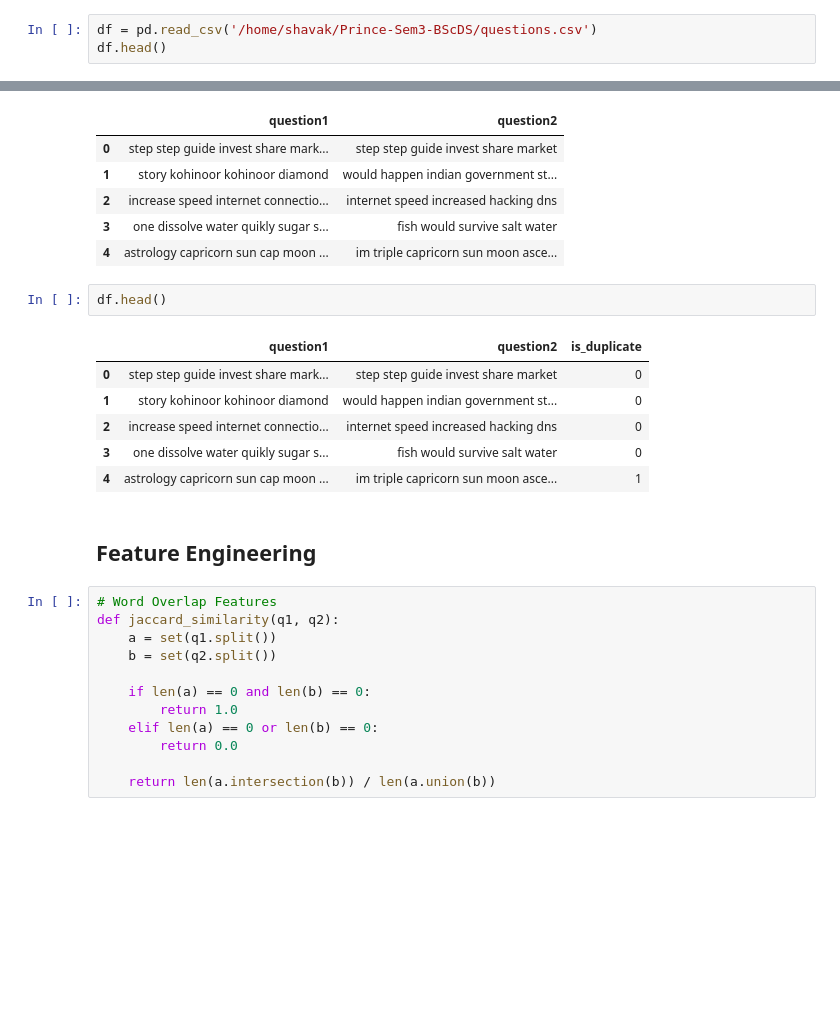
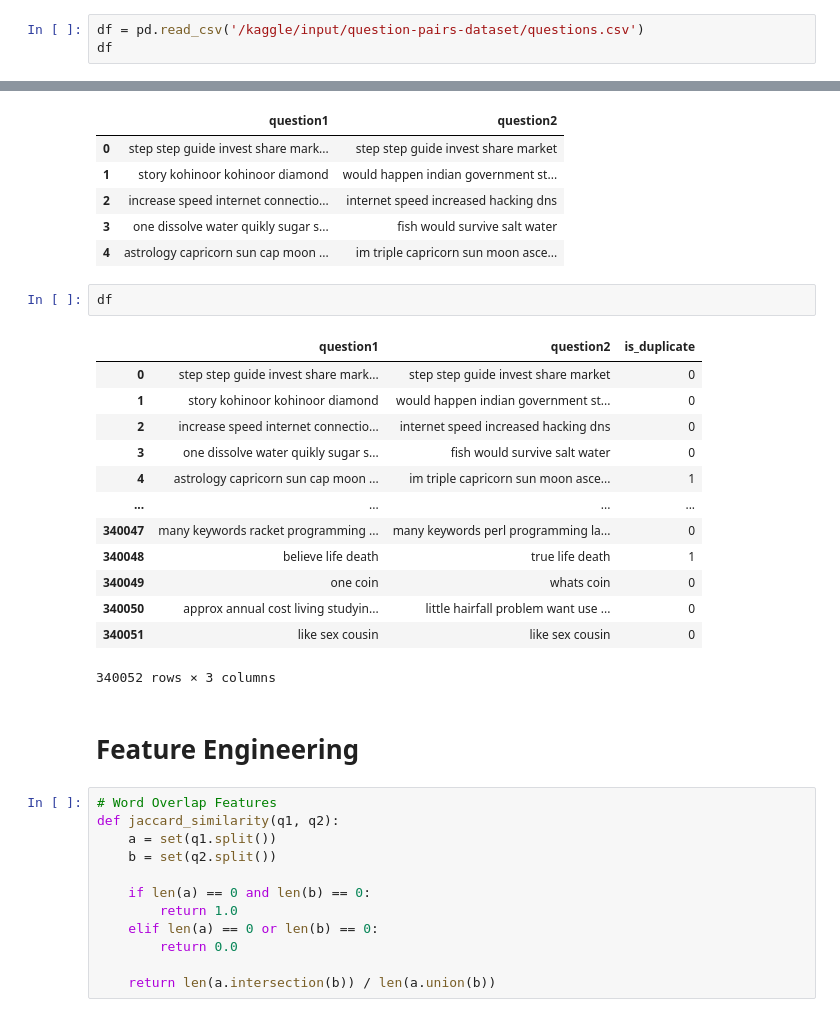
Before and after one commit to PrinceKhunt16/QuoraQP-ML-DL-NLP-Streamlit-TfIdf-Word2Vec, a Jupyter notebook: notebooks/qqp-dl-v2.ipynb, the cells around one changed output, grey strips where cells are left out. Cells and saved outputs as stored; diff of their text form; blank space fills up the shorter version.

```diff
--- a/notebooks/qqp-dl-v2.ipynb
+++ b/notebooks/qqp-dl-v2.ipynb
@@ -24,8 +24,8 @@ from tensorflow.keras.models import Sequential
 from tensorflow.keras.layers import LSTM, Dense, Embedding, Dropout, Bidirectional, SpatialDropout1D
 from tensorflow.keras.preprocessing.sequence import pad_sequences
 # %%
-df = pd.read_csv('/home/shavak/Prince-Sem3-BScDS/questions.csv')
-df.head()
+df = pd.read_csv('/kaggle/input/question-pairs-dataset/questions.csv')
+df
 # %% [output]
 |  | id | qid1 | qid2 | question1 | question2 | is_duplicate |
 | 0 | 0 | 1 | 2 | What is the step by step guide to... | What is the step by step guide to... | 0 |
@@ -183,16 +215,23 @@ df[['question1', 'question2']].head()
 | 3 | one dissolve water quikly sugar s... | fish would survive salt water |
 | 4 | astrology capricorn sun cap moon ... | im triple capricorn sun moon asce... |
 # %%
-df.head()
+df
 # %% [output]
 |  | question1 | question2 | is_duplicate |
 | 0 | step step guide invest share mark... | step step guide invest share market | 0 |
 | 1 | story kohinoor kohinoor diamond | would happen indian government st... | 0 |
 | 2 | increase speed internet connectio... | internet speed increased hacking dns | 0 |
 | 3 | one dissolve water quikly sugar s... | fish would survive salt water | 0 |
 | 4 | astrology capricorn sun cap moon ... | im triple capricorn sun moon asce... | 1 |
+| ... | ... | ... | ... |
+| 340047 | many keywords racket programming ... | many keywords perl programming la... | 0 |
+| 340048 | believe life death | true life death | 1 |
+| 340049 | one coin | whats coin | 0 |
+| 340050 | approx annual cost living studyin... | little hairfall problem want use ... | 0 |
+| 340051 | like sex cousin | like sex cousin | 0 |
+340052 rows × 3 columns
 # %% [markdown]
-## Feature Engineering
+# Feature Engineering
 # %%
 # Word Overlap Features
 def jaccard_similarity(q1, q2):
```
Also changed, not shown: parts of 38 cells of this notebook, 12 other files.
